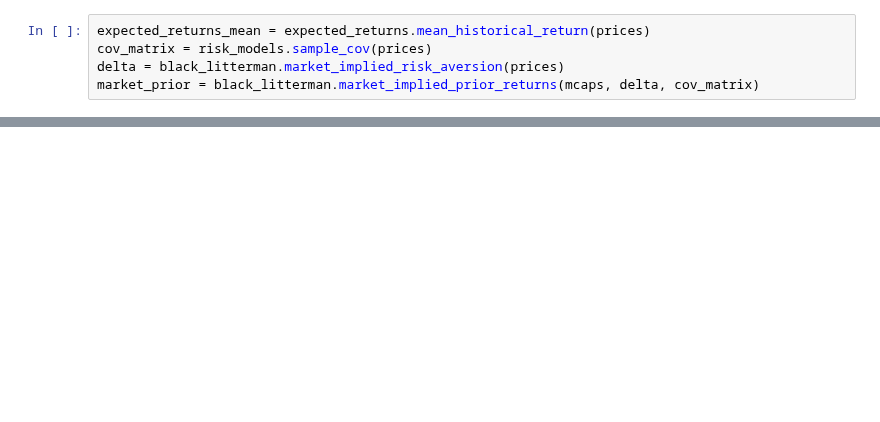
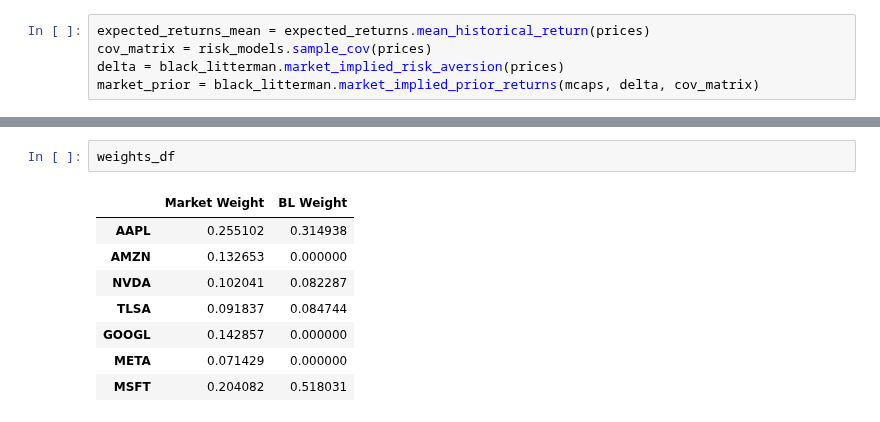
Before and after one commit to baslia/quant_analysis, a Jupyter notebook: optimization/black litterman.ipynb, the cells around one changed output, grey strips where cells are left out. Saved outputs shown, nothing was run; the diff lists cells and outputs as text; blank space fills up the shorter version.

```diff
--- a/optimization/black litterman.ipynb
+++ b/optimization/black litterman.ipynb
@@ -66,0 +133,11 @@ performance = ef.portfolio_performance(verbose=True)
+# %%
+weights_df
+# %% [output]
+|  | Market Weight | BL Weight |
+| AAPL | 0.255102 | 0.314938 |
+| AMZN | 0.132653 | 0.000000 |
+| NVDA | 0.102041 | 0.082287 |
+| TLSA | 0.091837 | 0.084744 |
+| GOOGL | 0.142857 | 0.000000 |
+| META | 0.071429 | 0.000000 |
+| MSFT | 0.204082 | 0.518031 |
```
Also changed, not shown: parts of 7 cells of this notebook.
